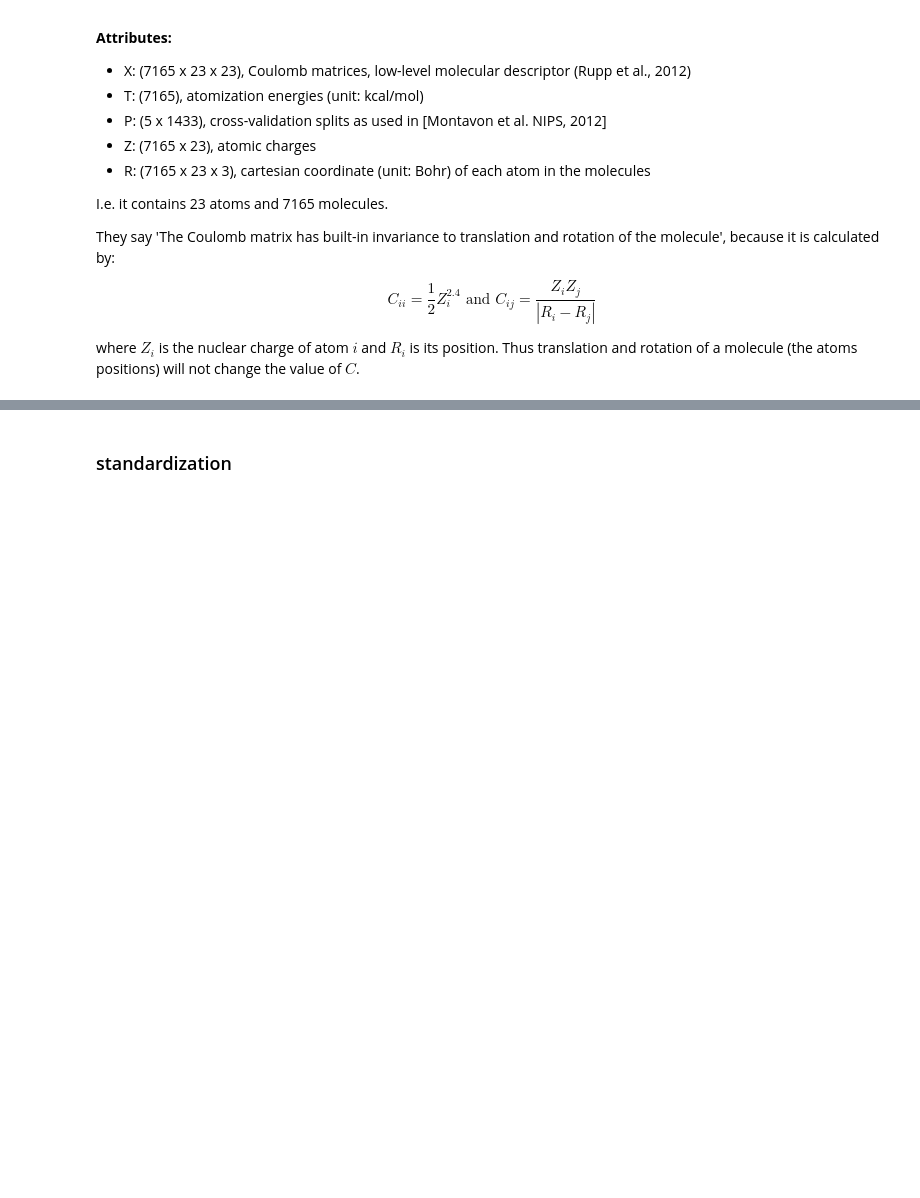
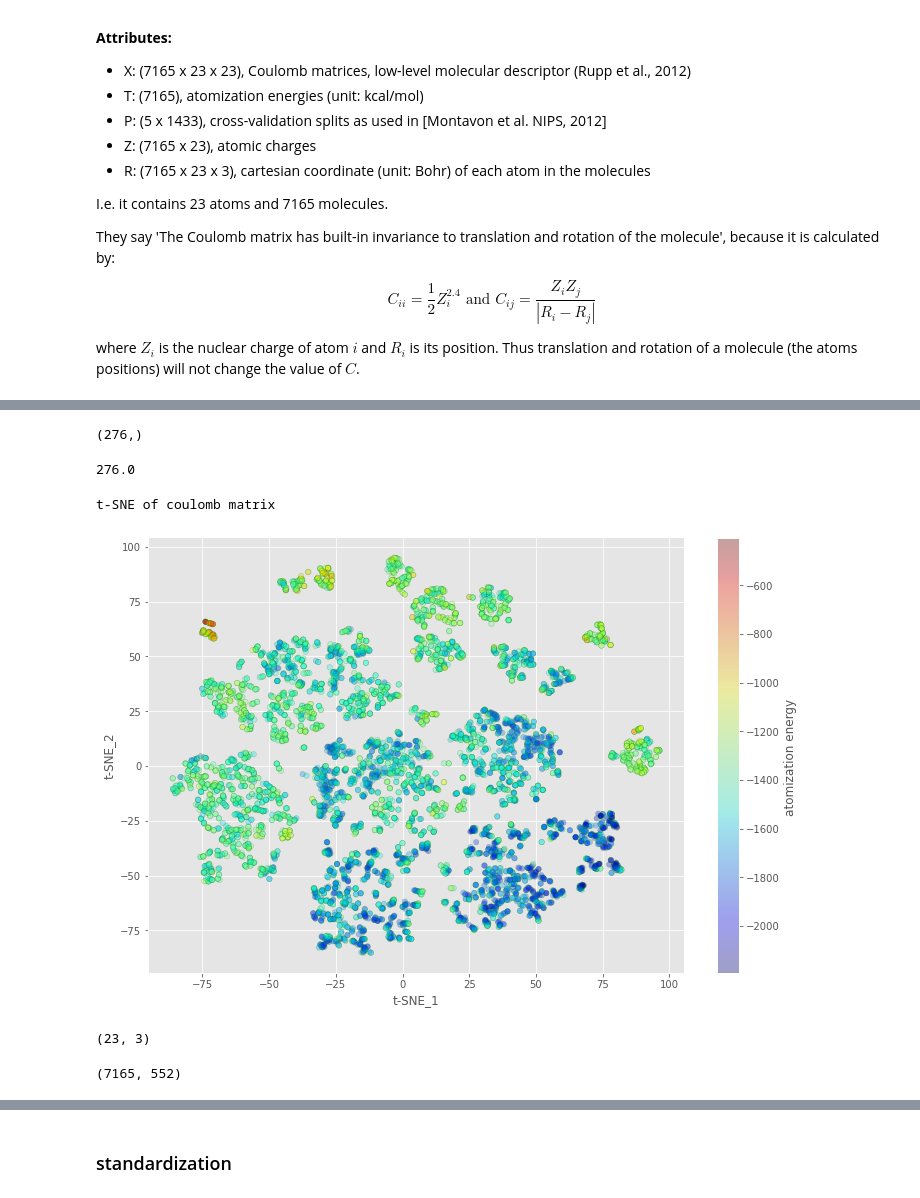
Before and after one commit to albertkjoller/uq-gnn, a Jupyter notebook: content/notebooks/QM7.ipynb, the cells around one changed output, grey strips where cells are left out. Cells and saved outputs as stored; diff of their text form; code cells hidden in the pictures; blank space fills up the shorter version.

```diff
--- a/content/notebooks/QM7.ipynb
+++ b/content/notebooks/QM7.ipynb
@@ -80,0 +94,4 @@ for idx_batch, train_batch in enumerate(train_loader):
+# %%
+# the original data format
+
+qm7 = scipy.io.loadmat('data/QM7/qm7.mat')
@@ -126,0 +197,48 @@ data_dict['target'].reshape(-1, 1).shape
+# %%
+# get indices for upper triange (symmetric) to convert coulomb matrix to vector
+iu = np.triu_indices(qm7['X'][0].shape[0],k=0)
+
+qm7['X'][0][iu].shape
+# %% [output]
+(276,)
+# %%
+(23*23+23)/2 # matches
+# %% [output]
+276.0
+# %%
+# another route, flatten
+coulomb_matrix = qm7['X'].reshape(len(qm7['X']), qm7['X'][0].shape[0]**2) # flattening the coulomb matrix
+
+tsne = TSNE(n_components=2, random_state=rand_state, perplexity=30)
+coulomb_tsne = tsne.fit_transform(coulomb_matrix)
+# %%
+print('t-SNE of coulomb matrix')
+
+plt.figure(figsize=(12,8))
+# based on T, atomization energy, the target
+scatter = plt.scatter(coulomb_tsne[:,0], coulomb_tsne[:,1], c=qm7['T'], cmap=plt.colormaps['jet'], s=30, edgecolors='green', alpha=0.3)
+plt.colorbar(scatter, label = "atomization energy ")
+plt.xlabel('t-SNE_1')
+plt.ylabel('t-SNE_2')
+sns.despine()
+plt.show()
+# %% [output]
+t-SNE of coulomb matrix
+[figure, added]
+# %%
+qm7['R'][0].shape
+# %% [output]
+(23, 3)
+# %%
+# flattening
+cm = qm7['X'].reshape(len(qm7['X']), qm7['X'][0].shape[0]**2) # coulomb matrix atoms x atoms
+z = qm7['Z']# atomic charge, one per atom
+r = qm7['R'].reshape(len(qm7['R']), qm7['R'][0].shape[0]*qm7['R'][0].shape[1]) # cartesian coordinates, one per atom
+
+# coulomb and atomic charges
+
+X = np.concatenate((cm, z), axis=1)
+
+X.shape
+# %% [output]
+(7165, 552)
```
Also changed, not shown: parts of 40 cells of this notebook, 7 other files.
